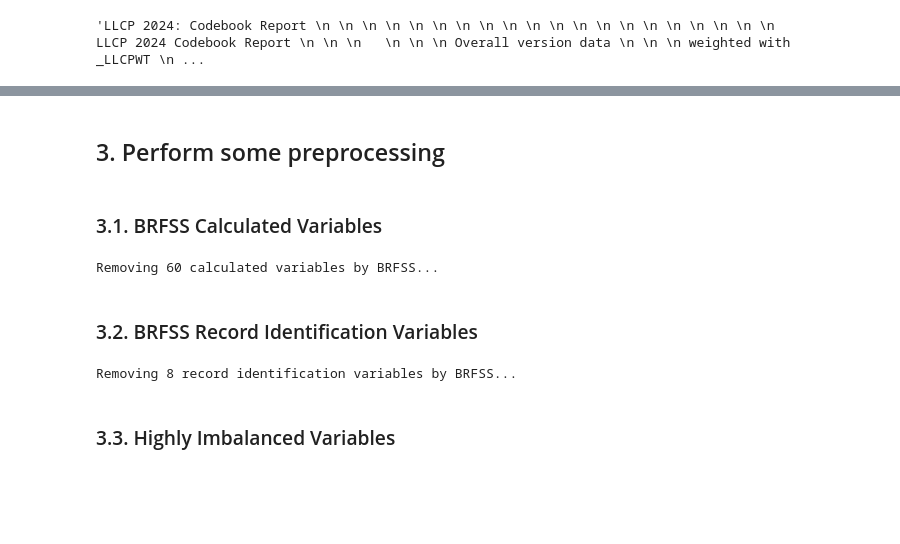
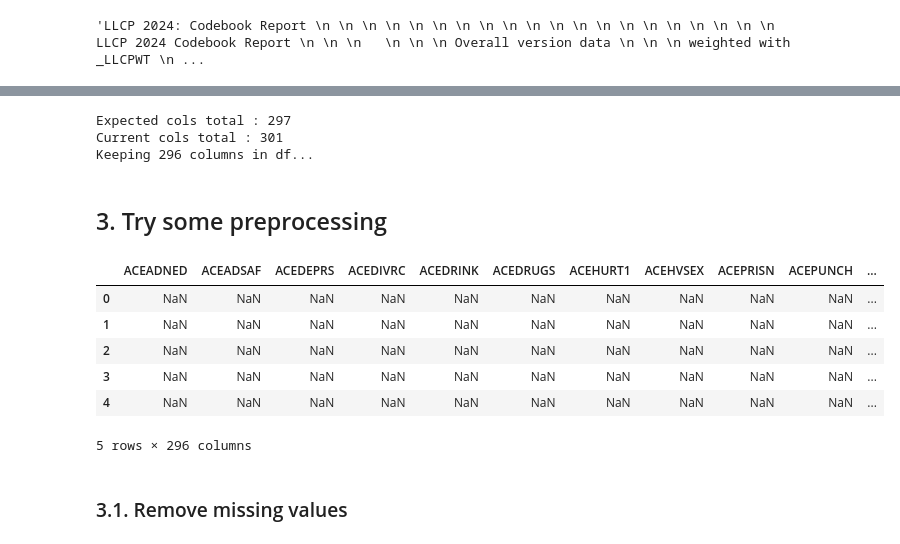
Before and after one commit to p-f-a-h-acouetey/brfss-diabetes-surveys, a Jupyter notebook: brfss_diabetes_surveys_etl/notebooks/etl_poc.ipynb, the cells around one changed output, grey strips where cells are left out. Cells and saved outputs as stored; diff of their text form; code cells hidden in the pictures; blank space fills up the shorter version.

```diff
--- a/brfss_diabetes_surveys_etl/notebooks/etl_poc.ipynb
+++ b/brfss_diabetes_surveys_etl/notebooks/etl_poc.ipynb
@@ -54,42 +97,40 @@ text[:300]
+# %%
+# Make sure that only variables from the text are being studied later
+# Others which are not from the text do not have meaning we can be based on
+expected_cols = set(sorted(list(itertools.chain.from_iterable(vars_per_section.values()))))
+current_cols = set(sorted(df.columns))
+if len(current_cols) > len(expected_cols):
+    print(f"Expected cols total : {len(expected_cols)}")
+    print(f"Current cols total : {len(current_cols)}")
+    true_cols = list(current_cols & expected_cols)
+    df = df[sorted(list(true_cols))]
+    print(f"Keeping {len(true_cols)} columns in df...")
+
+vars_to_keep_per_section = {
+    key: [col for col in list_values if col in df.columns]
+    for key, list_values in vars_per_section.items()
+    if any(col in df.columns for col in list_values)
+}
+
+assert len(list(itertools.chain.from_iterable(vars_to_keep_per_section.values()))) == df.shape[1]
+assert 'DIABETE4' in df.columns
+# %% [output]
+Expected cols total : 297
+Current cols total : 301
+Keeping 296 columns in df...
 # %% [markdown]
-## 3. Perform some preprocessing
+## 3. Try some preprocessing
 # %%
 df1 = df.copy()
+# %%
+df1.head()
+# %% [output]
+|  | ACEADNED | ACEADSAF | ACEDEPRS | ACEDIVRC | ACEDRINK | ACEDRUGS | ACEHURT1 | ACEHVSEX | ACEPRISN | ACEPUNCH | ... |
+| 0 | NaN | NaN | NaN | NaN | NaN | NaN | NaN | NaN | NaN | NaN | ... |
+| 1 | NaN | NaN | NaN | NaN | NaN | NaN | NaN | NaN | NaN | NaN | ... |
+| 2 | NaN | NaN | NaN | NaN | NaN | NaN | NaN | NaN | NaN | NaN | ... |
+| 3 | NaN | NaN | NaN | NaN | NaN | NaN | NaN | NaN | NaN | NaN | ... |
+| 4 | NaN | NaN | NaN | NaN | NaN | NaN | NaN | NaN | NaN | NaN | ... |
+5 rows × 296 columns
 # %% [markdown]
-### 3.1. BRFSS Calculated Variables
+### 3.1. Remove missing values
-# %%
-# Remove any BRFSS Calculated Variables (Section Name: Calculated Variables), except '_SEX', '_AGE80'
-def extract_computed_vars(text):
-    """Extract SAS variables from 'Calculated Variables' sections"""
-    pattern = r'Section Name: Calculated Variables.*?SAS Variable Name:\s*(_?[A-Z0-9]+)'
-    matches = re.findall(pattern, text, re.DOTALL | re.IGNORECASE)
-    return list(set(matches))
-
-computed_vars = set(extract_computed_vars(text))
-computed_vars = [x for x in computed_vars.intersection(df1.columns) if x not in ['_SEX', '_AGE80']]
-assert len(computed_vars) <= 66-2, 'Wrong pattern used !!!' # Should be <= 66-2, because we know the exact number
-
-print(f"Removing {len(computed_vars)} calculated variables by BRFSS...")
-df1 = df1.drop(columns=computed_vars)
-# %% [output]
-Removing 60 calculated variables by BRFSS...
-# %% [markdown]
-### 3.2. BRFSS Record Identification Variables
-# %%
-# Remove any BRFSS Record Identification Variables except '_STATE'
-def extract_record_vars(text):
-    """Extract SAS variables from 'Record Identification' sections"""
-    pattern = r'Section Name: Record Identification.*?SAS Variable Name:\s*(_?[A-Z0-9]+)'
-    matches = re.findall(pattern, text, re.DOTALL | re.IGNORECASE)
-    return list(set(matches))
-
-record_vars = set(extract_record_vars(text))
-record_vars = [x for x in record_vars.intersection(df1.columns) if x != '_STATE']
-assert len(record_vars) <= 9-1 # Should be 9-1, because we know the exact number
-
-print(f"Removing {len(record_vars)} record identification variables by BRFSS...")
-df1 = df1.drop(columns=record_vars)
-# %% [output]
-Removing 8 record identification variables by BRFSS...
-# %% [markdown]
-### 3.3. Highly Imbalanced Variables
```
Also changed, not shown: parts of 70 cells of this notebook, 25 other files.
